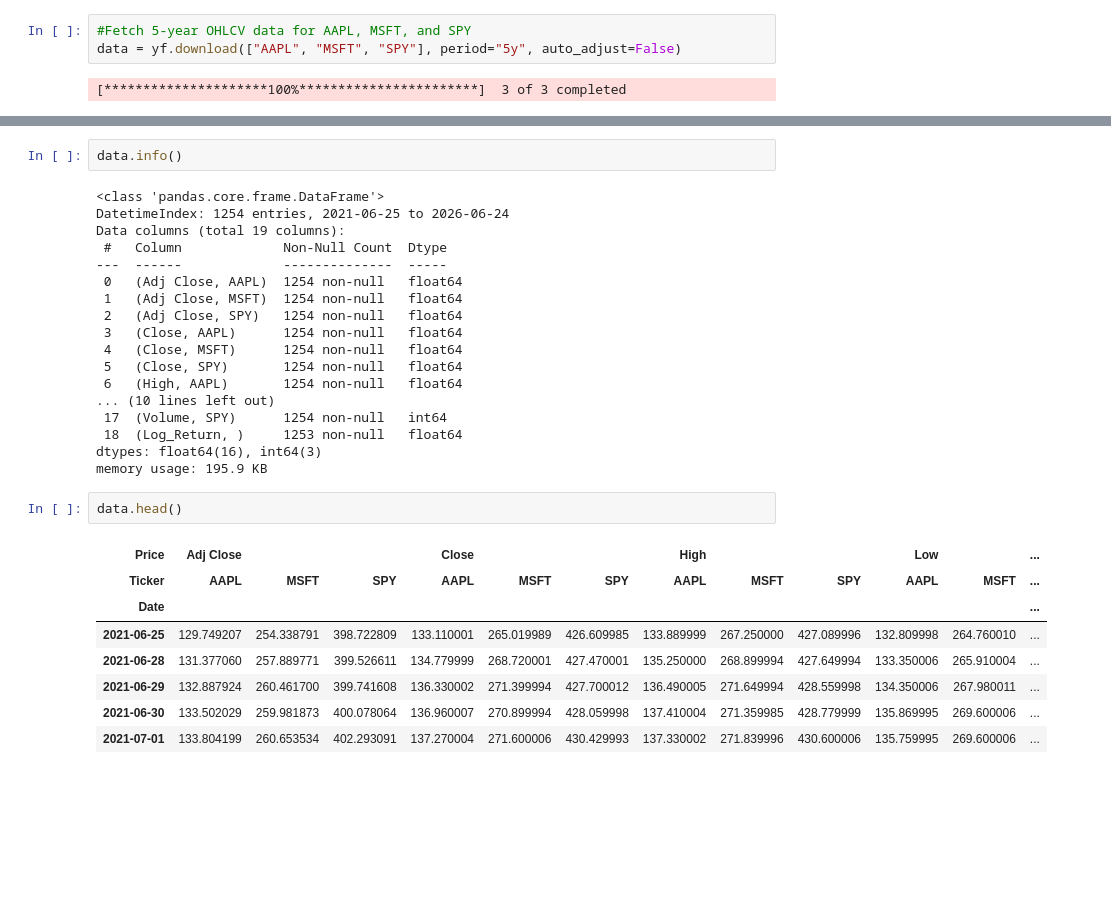
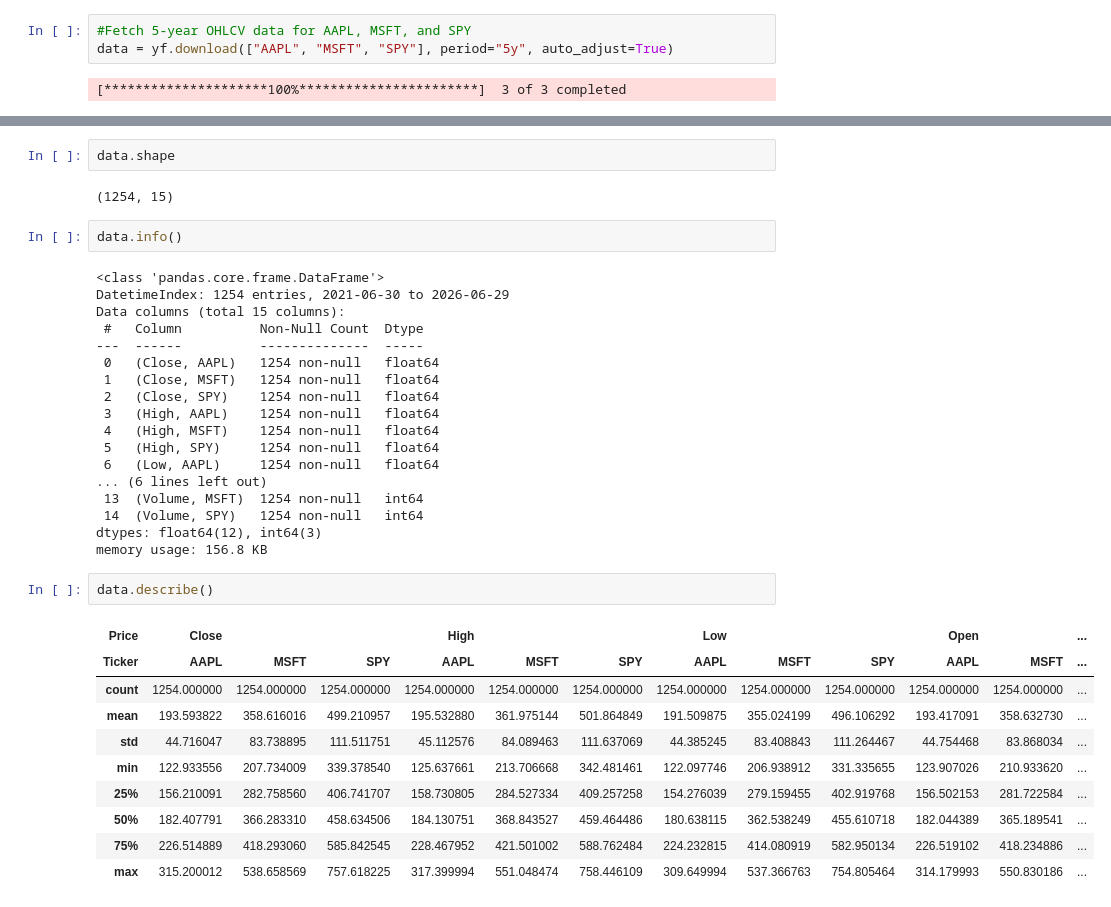
Before and after one commit to edusatyaki/SummerDrive, a Jupyter notebook: Cohort-3/Stock Market/Data Cleaning/Cleaned_Data_Stock_Marketing.ipynb, the cells around one changed output, grey strips where cells are left out. Cells and saved outputs as stored; diff of their text form; blank space fills up the shorter version.

```diff
--- a/Cohort-3/Stock Market/Data Cleaning/Cleaned_Data_Stock_Marketing.ipynb
+++ b/Cohort-3/Stock Market/Data Cleaning/Cleaned_Data_Stock_Marketing.ipynb
@@ -29,5 +37,5 @@ import seaborn as sns
 # %%
 #Fetch 5-year OHLCV data for AAPL, MSFT, and SPY
-data = yf.download(["AAPL", "MSFT", "SPY"], period="5y", auto_adjust=False)
+data = yf.download(["AAPL", "MSFT", "SPY"], period="5y", auto_adjust=True)
 # %% [output]
 [*********************100%***********************]  3 of 3 completed
@@ -34,32 +65,38 @@ data = yf.download(["AAPL", "MSFT", "SPY"], period="5y", auto_adjust=False)
+# %%
+data.shape
+# %% [output]
+(1254, 15)
 # %%
 data.info()
 # %% [output]
 <class 'pandas.core.frame.DataFrame'>
-DatetimeIndex: 1254 entries, 2021-06-25 to 2026-06-24
-Data columns (total 19 columns):
- #   Column             Non-Null Count  Dtype
----  ------             --------------  -----
- 0   (Adj Close, AAPL)  1254 non-null   float64
- 1   (Adj Close, MSFT)  1254 non-null   float64
- 2   (Adj Close, SPY)   1254 non-null   float64
- 3   (Close, AAPL)      1254 non-null   float64
- 4   (Close, MSFT)      1254 non-null   float64
- 5   (Close, SPY)       1254 non-null   float64
- 6   (High, AAPL)       1254 non-null   float64
-... (10 lines left out)
- 17  (Volume, SPY)      1254 non-null   int64
- 18  (Log_Return, )     1253 non-null   float64
-dtypes: float64(16), int64(3)
-memory usage: 195.9 KB
+DatetimeIndex: 1254 entries, 2021-06-30 to 2026-06-29
+Data columns (total 15 columns):
+ #   Column          Non-Null Count  Dtype
+---  ------          --------------  -----
+ 0   (Close, AAPL)   1254 non-null   float64
+ 1   (Close, MSFT)   1254 non-null   float64
+ 2   (Close, SPY)    1254 non-null   float64
+ 3   (High, AAPL)    1254 non-null   float64
+ 4   (High, MSFT)    1254 non-null   float64
+ 5   (High, SPY)     1254 non-null   float64
+ 6   (Low, AAPL)     1254 non-null   float64
+... (6 lines left out)
+ 13  (Volume, MSFT)  1254 non-null   int64
+ 14  (Volume, SPY)   1254 non-null   int64
+dtypes: float64(12), int64(3)
+memory usage: 156.8 KB
 # %%
-data.head()
+data.describe()
 # %% [output]
-| Price | Adj Close |  |  | Close |  |  | High |  |  | Low |  | ... |
+| Price | Close |  |  | High |  |  | Low |  |  | Open |  | ... |
 | Ticker | AAPL | MSFT | SPY | AAPL | MSFT | SPY | AAPL | MSFT | SPY | AAPL | MSFT | ... |
-| Date |  |  |  |  |  |  |  |  |  |  |  | ... |
-| 2021-06-25 | 129.749207 | 254.338791 | 398.722809 | 133.110001 | 265.019989 | 426.609985 | 133.889999 | 267.250000 | 427.089996 | 132.809998 | 264.760010 | ... |
-| 2021-06-28 | 131.377060 | 257.889771 | 399.526611 | 134.779999 | 268.720001 | 427.470001 | 135.250000 | 268.899994 | 427.649994 | 133.350006 | 265.910004 | ... |
-| 2021-06-29 | 132.887924 | 260.461700 | 399.741608 | 136.330002 | 271.399994 | 427.700012 | 136.490005 | 271.649994 | 428.559998 | 134.350006 | 267.980011 | ... |
-| 2021-06-30 | 133.502029 | 259.981873 | 400.078064 | 136.960007 | 270.899994 | 428.059998 | 137.410004 | 271.359985 | 428.779999 | 135.869995 | 269.600006 | ... |
-| 2021-07-01 | 133.804199 | 260.653534 | 402.293091 | 137.270004 | 271.600006 | 430.429993 | 137.330002 | 271.839996 | 430.600006 | 135.759995 | 269.600006 | ... |
+| count | 1254.000000 | 1254.000000 | 1254.000000 | 1254.000000 | 1254.000000 | 1254.000000 | 1254.000000 | 1254.000000 | 1254.000000 | 1254.000000 | 1254.000000 | ... |
+| mean | 193.593822 | 358.616016 | 499.210957 | 195.532880 | 361.975144 | 501.864849 | 191.509875 | 355.024199 | 496.106292 | 193.417091 | 358.632730 | ... |
+| std | 44.716047 | 83.738895 | 111.511751 | 45.112576 | 84.089463 | 111.637069 | 44.385245 | 83.408843 | 111.264467 | 44.754468 | 83.868034 | ... |
+| min | 122.933556 | 207.734009 | 339.378540 | 125.637661 | 213.706668 | 342.481461 | 122.097746 | 206.938912 | 331.335655 | 123.907026 | 210.933620 | ... |
+| 25% | 156.210091 | 282.758560 | 406.741707 | 158.730805 | 284.527334 | 409.257258 | 154.276039 | 279.159455 | 402.919768 | 156.502153 | 281.722584 | ... |
+| 50% | 182.407791 | 366.283310 | 458.634506 | 184.130751 | 368.843527 | 459.464486 | 180.638115 | 362.538249 | 455.610718 | 182.044389 | 365.189541 | ... |
+| 75% | 226.514889 | 418.293060 | 585.842545 | 228.467952 | 421.501002 | 588.762484 | 224.232815 | 414.080919 | 582.950134 | 226.519102 | 418.234886 | ... |
+| max | 315.200012 | 538.658569 | 757.618225 | 317.399994 | 551.048474 | 758.446109 | 309.649994 | 537.366763 | 754.805464 | 314.179993 | 550.830186 | ... |
 # %%
```
Also changed, not shown: parts of 22 cells of this notebook, 2 other files.
